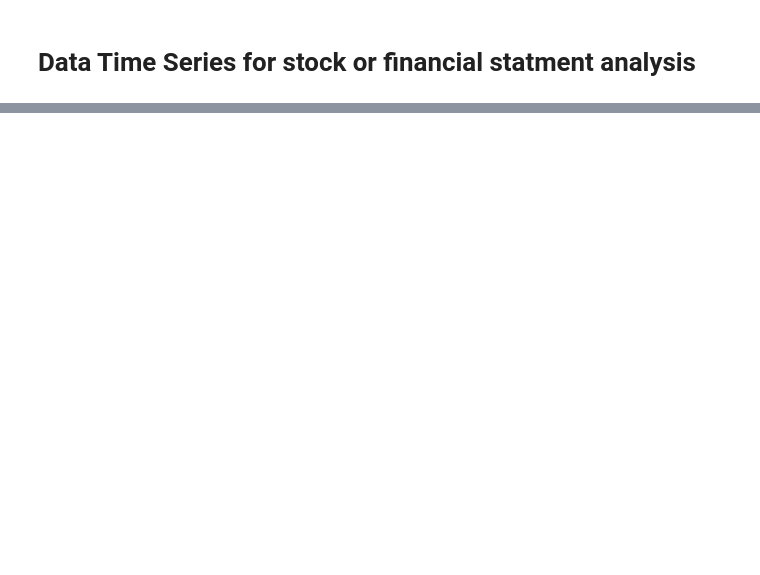
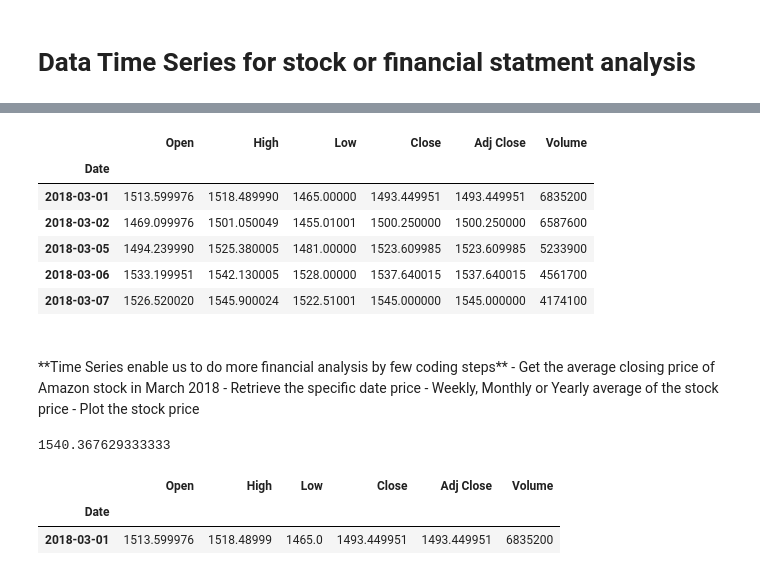
Before and after one commit to jasminjohnson/jasminjohnson.github.io, a Jupyter notebook: downloads/notebooks/PandasTimeSeriesAnalysis.ipynb, the cells around one changed output, grey strips where cells are left out. Saved outputs shown, nothing was run; the diff lists cells and outputs as text; code cells hidden in the pictures; blank space fills up the shorter version.

```diff
--- a/downloads/notebooks/PandasTimeSeriesAnalysis.ipynb
+++ b/downloads/notebooks/PandasTimeSeriesAnalysis.ipynb
@@ -297,0 +80,30 @@ Freq: B, dtype: int32
+# %%
+## Retrieve March 2018 stock price
+df["2018-03"].head()
+# %% [output]
+|  | Open | High | Low | Close | Adj Close | Volume |
+| Date |  |  |  |  |  |  |
+| 2018-03-01 | 1513.599976 | 1518.489990 | 1465.00000 | 1493.449951 | 1493.449951 | 6835200 |
+| 2018-03-02 | 1469.099976 | 1501.050049 | 1455.01001 | 1500.250000 | 1500.250000 | 6587600 |
+| 2018-03-05 | 1494.239990 | 1525.380005 | 1481.00000 | 1523.609985 | 1523.609985 | 5233900 |
+| 2018-03-06 | 1533.199951 | 1542.130005 | 1528.00000 | 1537.640015 | 1537.640015 | 4561700 |
+| 2018-03-07 | 1526.520020 | 1545.900024 | 1522.51001 | 1545.000000 | 1545.000000 | 4174100 |
+# %% [markdown]
+<br>
+**Time Series enable us to do more financial analysis by few coding steps**
+    - Get the average closing price of Amazon stock in March 2018
+    - Retrieve the specific date price
+    - Weekly, Monthly or Yearly average of the stock price
+    - Plot the stock price
+# %%
+## Get the average closing price in March 2018
+df["2018-03"].Close.mean()
+# %% [output]
+1540.367629333333
+# %%
+## Retrieving one specific day - can use loc slice function, but it's not necessary
+df.loc["2018-03-01":"2018-03-01"]
+# %% [output]
+|  | Open | High | Low | Close | Adj Close | Volume |
+| Date |  |  |  |  |  |  |
+| 2018-03-01 | 1513.599976 | 1518.48999 | 1465.0 | 1493.449951 | 1493.449951 | 6835200 |
```
Also changed, not shown: parts of 61 cells of this notebook, 10 other files.
